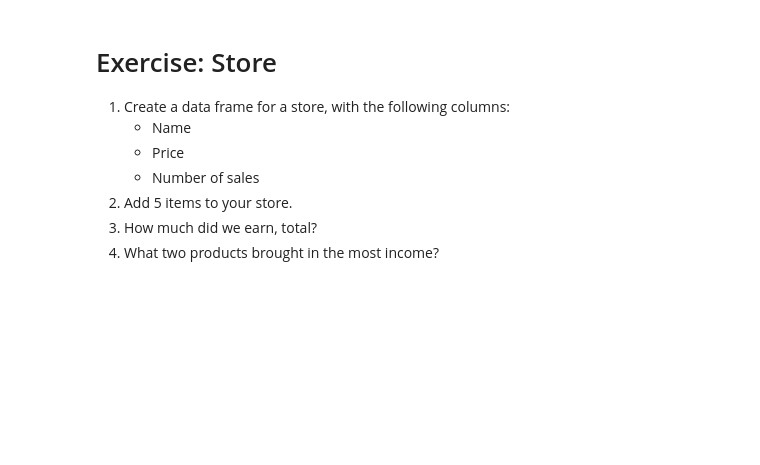
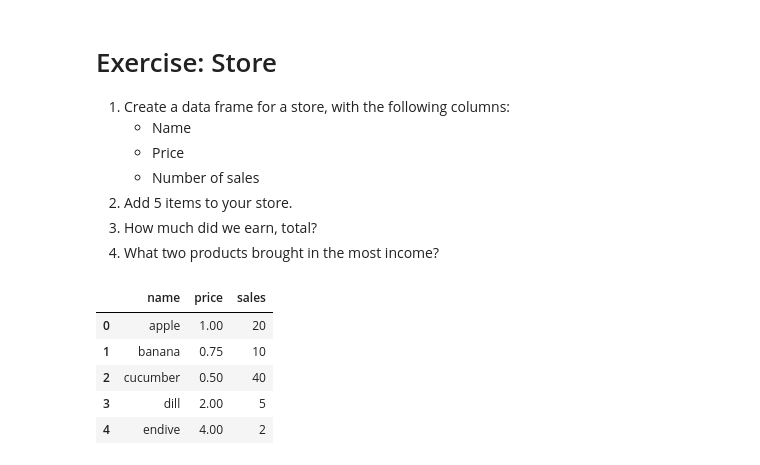
Before and after one commit to reuven/Apple-2023-06June-analytics, a Jupyter notebook: Apple - 2023-06June-15.ipynb, the cells around one changed output. Saved outputs shown, nothing was run; the diff lists cells and outputs as text; code cells hidden in the pictures; blank space fills up the shorter version.

```diff
--- a/Apple - 2023-06June-15.ipynb
+++ b/Apple - 2023-06June-15.ipynb
@@ -1268,7 +1268,16 @@ for one_column in df.columns]
 # %%
 df = DataFrame([{'name': 'apple', 'price':1, 'sales':20},
                {'name': 'banana', 'price':0.75, 'sales':10},
-               {'name': 'cucumber', 'price':0.5, 'sales':10},
-               {'name': 'dill', 'price':2, 'sales':10},
-               {'name': 'endive', 'price':4, 'sales':10},
+               {'name': 'cucumber', 'price':0.5, 'sales':40},
+               {'name': 'dill', 'price':2, 'sales':5},
+               {'name': 'endive', 'price':4, 'sales':2}
                ])
+# %%
+df
+# %% [output]
+|  | name | price | sales |
+| 0 | apple | 1.00 | 20 |
+| 1 | banana | 0.75 | 10 |
+| 2 | cucumber | 0.50 | 40 |
+| 3 | dill | 2.00 | 5 |
+| 4 | endive | 4.00 | 2 |
```
